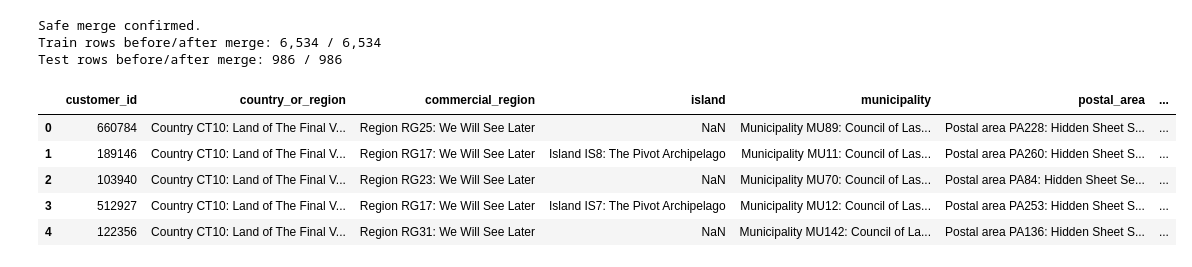
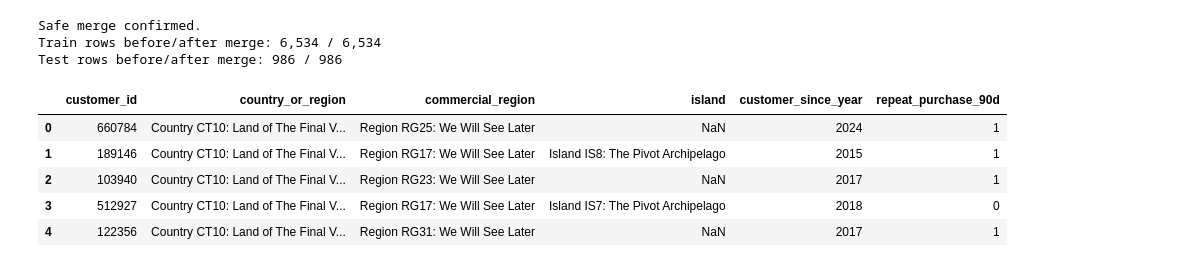
Before and after one commit to alfredosoudo21/ML_Group_04, a Jupyter notebook: notebooks/02_client_data_integration.ipynb, the cells around one changed output. Drawn from its saved outputs; the diff is of its cells as text; code cells hidden in the pictures.

Commit message:
Complete client exploration and improve notebook readability

```diff
--- a/notebooks/02_client_data_integration.ipynb
+++ b/notebooks/02_client_data_integration.ipynb
@@ -5,13 +9,21 @@ This notebook prepares and validates the optional integration of `clientes.csv`
 # %%
 from pathlib import Path
 
+import matplotlib.pyplot as plt
 import pandas as pd
+import seaborn as sns
+
+pd.set_option('display.max_columns', 100)
+sns.set_theme(style='whitegrid')
 
 TARGET = 'repeat_purchase_90d'
 
 # Works whether Jupyter starts in the repository root or in notebooks/.
 PROJECT_DIR = Path.cwd().resolve()
-if not (PROJECT_DIR / 'data').exists():
+if not (PROJECT_DIR / 'data').is_dir():
     PROJECT_DIR = PROJECT_DIR.parent
 DATA_DIR = PROJECT_DIR / 'data'
+
+if not DATA_DIR.is_dir():
+    raise FileNotFoundError('Open this notebook from the repository root or the notebooks directory.')
 # %% [markdown]
@@ -62,35 +160,44 @@ The checks below confirm that `clientes.csv` has one row per customer, every cus
 # %%
-assert clientes['customer_id'].is_unique, 'clientes.csv must have one row per customer_id.'
-assert train['customer_id'].isin(clientes['customer_id']).all(), 'Some train customers do not match clientes.csv.'
-assert test['customer_id'].isin(clientes['customer_id']).all(), 'Some test customers do not match clientes.csv.'
+CLIENT_FEATURES_CORE = [
+    'country_or_region',
+    'commercial_region',
+    'island',
+    'customer_since_year',
+]
+CLIENT_JOIN_COLUMNS = ['customer_id'] + CLIENT_FEATURES_CORE
 
+# left: keep every purchase; many_to_one: one client row per customer_id.
 train_with_clients = train.merge(
     clientes[CLIENT_JOIN_COLUMNS],
     on='customer_id',
     how='left',
     validate='many_to_one',
+    sort=False,
 )
 test_with_clients = test.merge(
     clientes[CLIENT_JOIN_COLUMNS],
     on='customer_id',
     how='left',
     validate='many_to_one',
+    sort=False,
 )
 
 assert len(train_with_clients) == len(train), 'The train merge changed the number of rows.'
 assert len(test_with_clients) == len(test), 'The test merge changed the number of rows.'
+assert train_with_clients['ID'].equals(train['ID']), 'The train merge changed row order.'
+assert test_with_clients['ID'].equals(test['ID']), 'The test merge changed row order.'
 
 print('Safe merge confirmed.')
 print(f'Train rows before/after merge: {len(train):,} / {len(train_with_clients):,}')
 print(f'Test rows before/after merge: {len(test):,} / {len(test_with_clients):,}')
 display(train_with_clients[CLIENT_JOIN_COLUMNS + [TARGET]].head())
 # %% [output]
 Safe merge confirmed.
 Train rows before/after merge: 6,534 / 6,534
 Test rows before/after merge: 986 / 986
-|  | customer_id | country_or_region | commercial_region | island | municipality | postal_area | ... |
-| 0 | 660784 | Country CT10: Land of The Final V... | Region RG25: We Will See Later | NaN | Municipality MU89: Council of Las... | Postal area PA228: Hidden Sheet S... | ... |
-| 1 | 189146 | Country CT10: Land of The Final V... | Region RG17: We Will See Later | Island IS8: The Pivot Archipelago | Municipality MU11: Council of Las... | Postal area PA260: Hidden Sheet S... | ... |
-| 2 | 103940 | Country CT10: Land of The Final V... | Region RG23: We Will See Later | NaN | Municipality MU70: Council of Las... | Postal area PA84: Hidden Sheet Se... | ... |
-| 3 | 512927 | Country CT10: Land of The Final V... | Region RG17: We Will See Later | Island IS7: The Pivot Archipelago | Municipality MU12: Council of Las... | Postal area PA253: Hidden Sheet S... | ... |
-| 4 | 122356 | Country CT10: Land of The Final V... | Region RG31: We Will See Later | NaN | Municipality MU142: Council of La... | Postal area PA136: Hidden Sheet S... | ... |
+|  | customer_id | country_or_region | commercial_region | island | customer_since_year | repeat_purchase_90d |
+| 0 | 660784 | Country CT10: Land of The Final V... | Region RG25: We Will See Later | NaN | 2024 | 1 |
+| 1 | 189146 | Country CT10: Land of The Final V... | Region RG17: We Will See Later | Island IS8: The Pivot Archipelago | 2015 | 1 |
+| 2 | 103940 | Country CT10: Land of The Final V... | Region RG23: We Will See Later | NaN | 2017 | 1 |
+| 3 | 512927 | Country CT10: Land of The Final V... | Region RG17: We Will See Later | Island IS7: The Pivot Archipelago | 2018 | 0 |
+| 4 | 122356 | Country CT10: Land of The Final V... | Region RG31: We Will See Later | NaN | 2017 | 1 |
```
Also changed, not shown: parts of 34 cells of this notebook, 1 other file.
